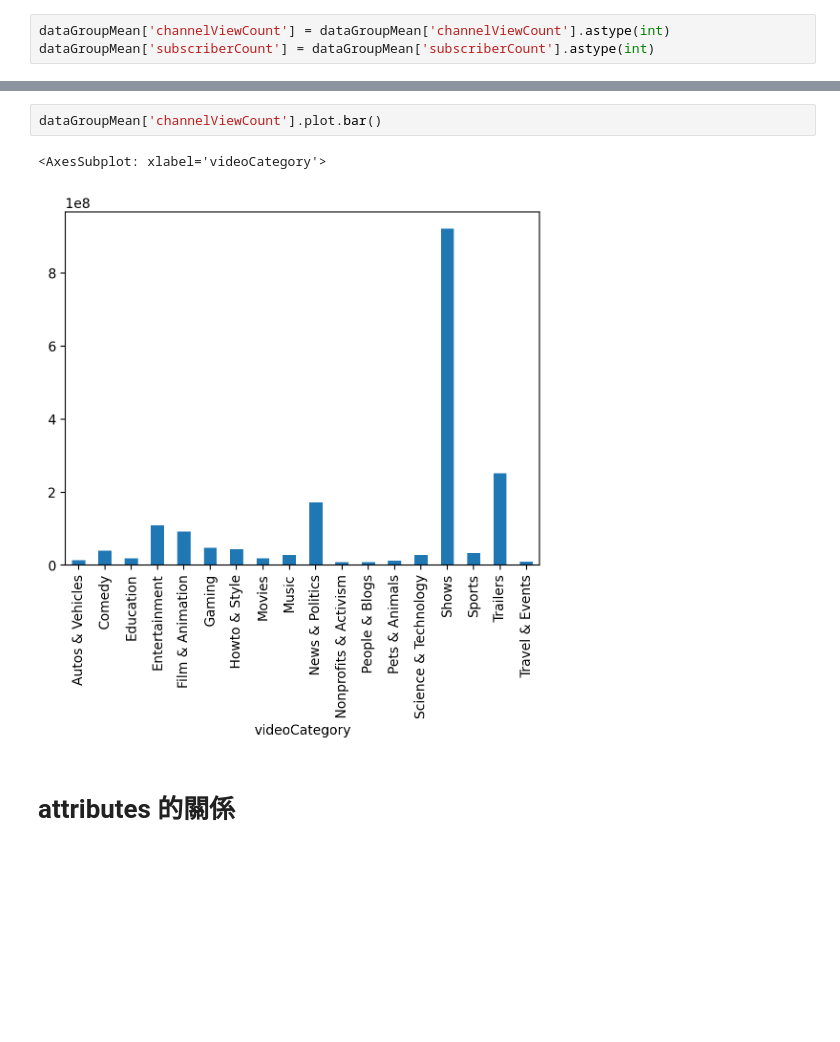
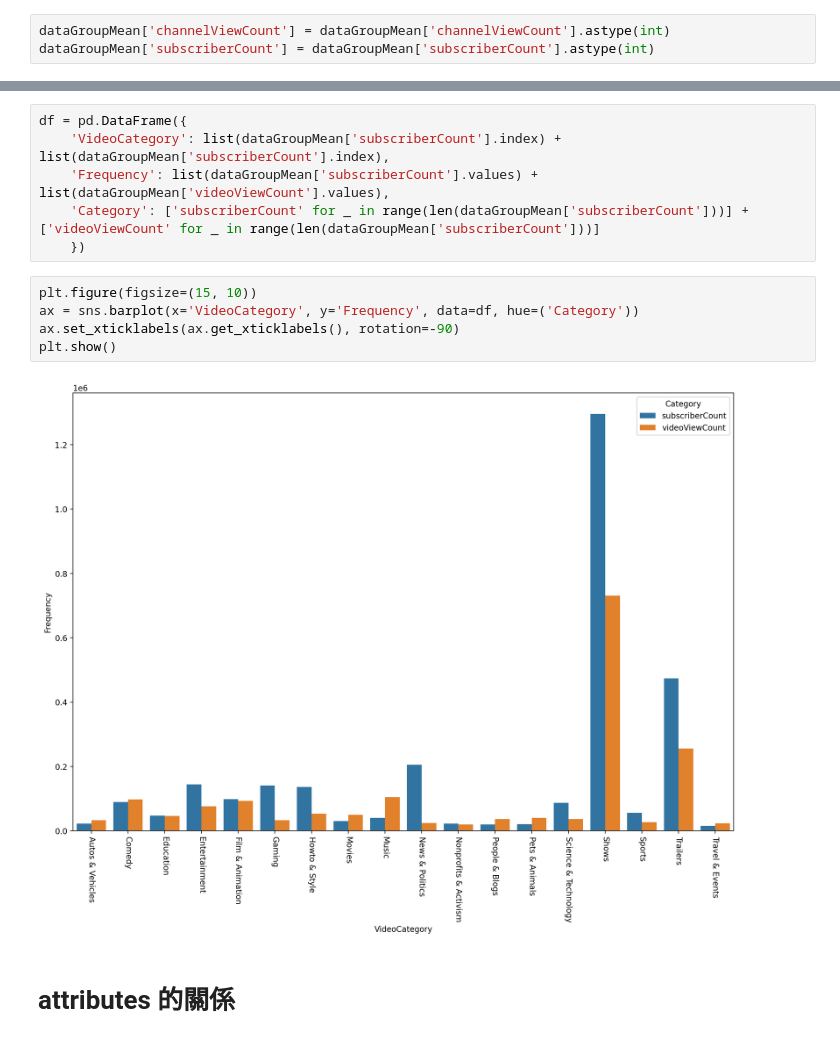
Before and after one commit to larrylai19/1111-DataMining-Final, a Jupyter notebook: Untitled.ipynb, the cells around one changed output, grey strips where cells are left out. Cells and saved outputs as stored; diff of their text form; blank space fills up the shorter version.

```diff
--- a/Untitled.ipynb
+++ b/Untitled.ipynb
@@ -124,8 +94,16 @@ dataGroupMean
+# %%
+df = pd.DataFrame({
+    'VideoCategory': list(dataGroupMean['subscriberCount'].index) + list(dataGroupMean['subscriberCount'].index),
+    'Frequency': list(dataGroupMean['subscriberCount'].values) + list(dataGroupMean['videoViewCount'].values),
+    'Category': ['subscriberCount' for _ in range(len(dataGroupMean['subscriberCount']))] + ['videoViewCount' for _ in range(len(dataGroupMean['subscriberCount']))]
+    })
 # %%
-dataGroupMean['channelViewCount'].plot.bar()
+plt.figure(figsize=(15, 10))
+ax = sns.barplot(x='VideoCategory', y='Frequency', data=df, hue=('Category'))
+ax.set_xticklabels(ax.get_xticklabels(), rotation=-90)
+plt.show()
 # %% [output]
-<AxesSubplot: xlabel='videoCategory'>
-[figure, old version]
+[figure, new version]
 # %% [markdown]
 # attributes 的關係
 # %%
```
Also changed, not shown: parts of 5 cells of this notebook, 2 other files.
